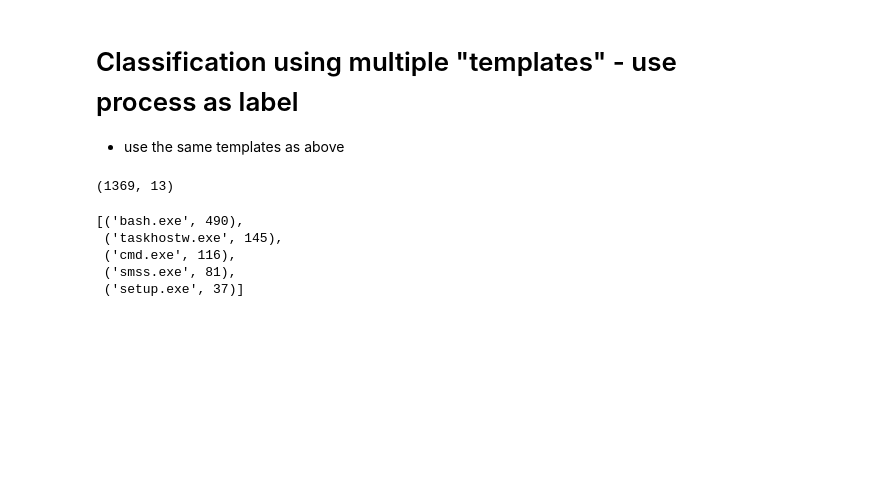
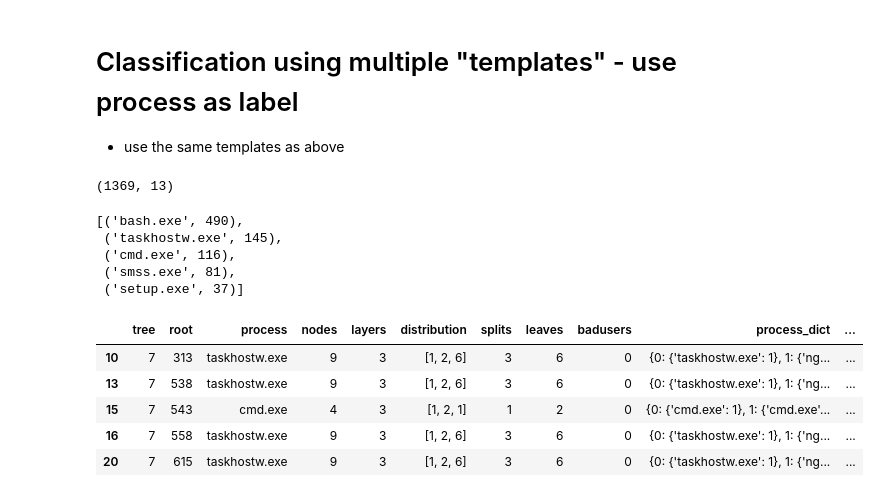
Before and after one commit to llnl/Wintap-Analytics, a Jupyter notebook: 2025-acme4-explore/gather-process-trees.ipynb, the cells around one changed output. Saved outputs shown, nothing was run; the diff lists cells and outputs as text; code cells hidden in the pictures; blank space fills up the shorter version.

```diff
--- a/2025-acme4-explore/gather-process-trees.ipynb
+++ b/2025-acme4-explore/gather-process-trees.ipynb
@@ -1456,3 +1408,11 @@ Counter(_df.process).most_common(5)
  ('setup.exe', 37)]
 # %%
 _df = _df[ (_df.process == 'cmd.exe') | (_df.process ==  'bash.exe') | (_df.process ==  'taskhostw.exe') | (_df.process ==  'smss.exe')]
+_df.head(5)
+# %% [output]
+|  | tree | root | process | nodes | layers | distribution | splits | leaves | badusers | process_dict | ... |
+| 10 | 7 | 313 | taskhostw.exe | 9 | 3 | [1, 2, 6] | 3 | 6 | 0 | {0: {'taskhostw.exe': 1}, 1: {'ng... | ... |
+| 13 | 7 | 538 | taskhostw.exe | 9 | 3 | [1, 2, 6] | 3 | 6 | 0 | {0: {'taskhostw.exe': 1}, 1: {'ng... | ... |
+| 15 | 7 | 543 | cmd.exe | 4 | 3 | [1, 2, 1] | 1 | 2 | 0 | {0: {'cmd.exe': 1}, 1: {'cmd.exe'... | ... |
+| 16 | 7 | 558 | taskhostw.exe | 9 | 3 | [1, 2, 6] | 3 | 6 | 0 | {0: {'taskhostw.exe': 1}, 1: {'ng... | ... |
+| 20 | 7 | 615 | taskhostw.exe | 9 | 3 | [1, 2, 6] | 3 | 6 | 0 | {0: {'taskhostw.exe': 1}, 1: {'ng... | ... |
```
Also changed, not shown: parts of 48 cells of this notebook, 2 other files.
